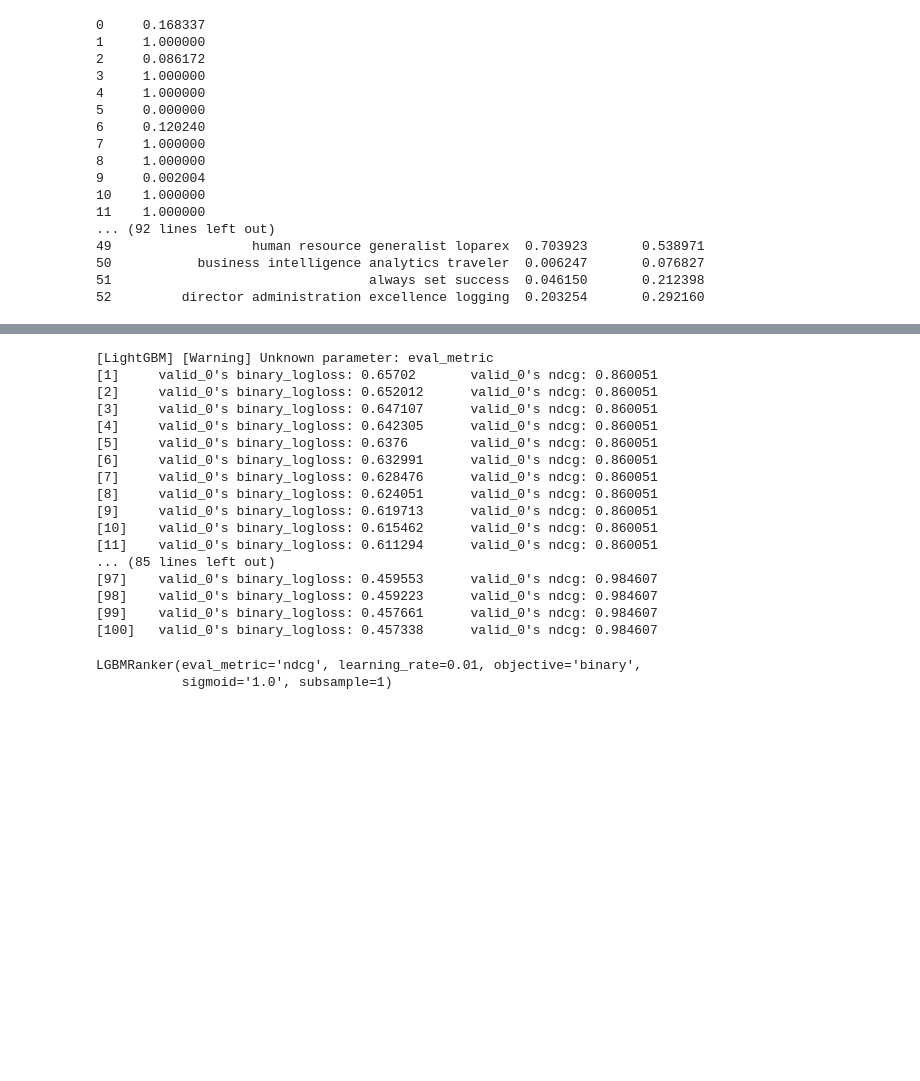
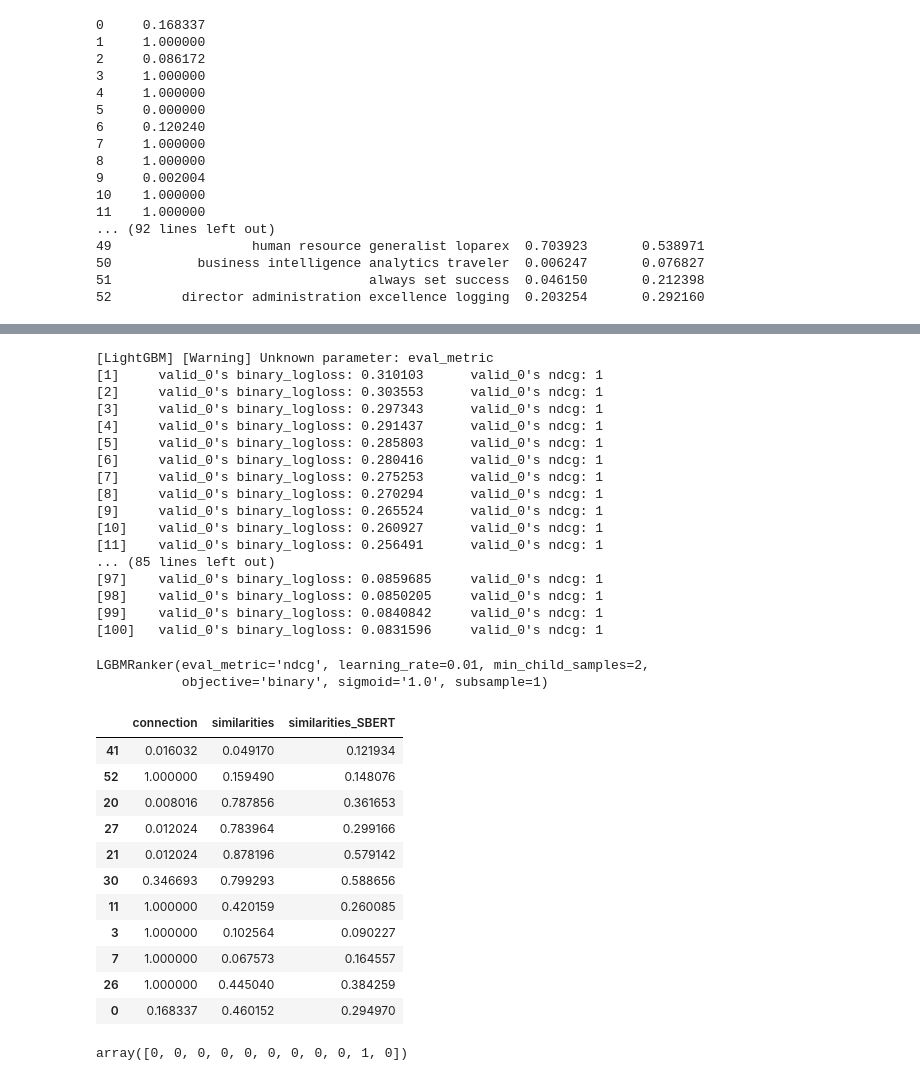
Before and after one commit to Mrcl3/O6EQTwpkNwvulbOa, a Jupyter notebook: talent_search_with_embeddings.ipynb, the cells around one changed output, grey strips where cells are left out. Saved outputs shown, nothing was run; the diff lists cells and outputs as text; code cells hidden in the pictures; blank space fills up the shorter version.

```diff
--- a/talent_search_with_embeddings.ipynb
+++ b/talent_search_with_embeddings.ipynb
@@ -579,7 +579,7 @@ df_SBERT.head(5)
 | 15 | 67 | human resource staffing recruitin... | Jackson, Mississippi Area | 1.000000 | NaN | 0.425144 | 0.541803 | 0.847956 | 0.879553 | 0.872207 | ... |
 | 26 | 78 | human resource generalist schwan | Amerika Birleşik Devletleri | 1.000000 | NaN | 0.445040 | 0.567157 | 0.896878 | 0.887943 | 0.914429 | ... |
 # %%
-X = df_SBERT.drop(['id', 'job_title', 'location', 'fit', 'similarities', 'ranking', 'aspiring', 'human', 'resource', 'avarage', 'ranking_BERT', 'ranking_SBERT','ranking_SBERT_binary'], axis=1)
+X = df_SBERT.drop(['id', 'job_title', 'location', 'fit', 'ranking', 'aspiring', 'human', 'resource', 'avarage', 'ranking_BERT', 'ranking_SBERT','ranking_SBERT_binary'], axis=1)
 Y = df_SBERT['ranking_SBERT_binary']
 # %%
 #X = df_SBERT.drop(['id', 'job_title', 'location', 'fit', 'similarities', 'ranking', 'aspiring', 'human', 'resource', 'avarage', 'ranking_BERT', 'ranking_SBERT'], axis=1)
@@ -601,4 +597,8 @@ X_train, X_test, y_train, y_test, qid_train, qid_test = train_test_split(array,
 # %%
+import lightgbm as lgb
+from sklearn.metrics import ndcg_score
+from sklearn.model_selection import train_test_split
+
 # Step 2: Split the data into training and validation sets
 X_train, X_val, y_train, y_val = train_test_split(X, Y, test_size=0.2, random_state=21, stratify=Y)
 
@@ -607,7 +607,7 @@ def ndcg(y_true, y_pred):
     return 'ndcg', ndcg_score([y_true], [y_pred]), True
 
 lambdarank_model = lgb.LGBMRanker(boosting_type='gbdt', num_leaves=31, learning_rate=0.01,
-                                 n_estimators=100, min_child_samples=20,
+                                 n_estimators=100, min_child_samples=2,
                                  subsample=1, colsample_bytree=1.0,
                                  eval_metric='ndcg', objective='binary', sigmoid = '1.0')
 query_train = [X_train.shape[0]]
@@ -616,28 +616,47 @@ query_val = [X_val.shape[0]]
 lambdarank_model.fit(X_train, y_train, group=query_train, eval_set=[(X_val, y_val)], eval_group=[query_val], eval_metric=ndcg)
 # %% [output]
 [LightGBM] [Warning] Unknown parameter: eval_metric
-[1]     valid_0's binary_logloss: 0.65702       valid_0's ndcg: 0.860051
-[2]     valid_0's binary_logloss: 0.652012      valid_0's ndcg: 0.860051
-[3]     valid_0's binary_logloss: 0.647107      valid_0's ndcg: 0.860051
-[4]     valid_0's binary_logloss: 0.642305      valid_0's ndcg: 0.860051
-[5]     valid_0's binary_logloss: 0.6376        valid_0's ndcg: 0.860051
-[6]     valid_0's binary_logloss: 0.632991      valid_0's ndcg: 0.860051
-[7]     valid_0's binary_logloss: 0.628476      valid_0's ndcg: 0.860051
-[8]     valid_0's binary_logloss: 0.624051      valid_0's ndcg: 0.860051
-[9]     valid_0's binary_logloss: 0.619713      valid_0's ndcg: 0.860051
-[10]    valid_0's binary_logloss: 0.615462      valid_0's ndcg: 0.860051
-[11]    valid_0's binary_logloss: 0.611294      valid_0's ndcg: 0.860051
+[1]     valid_0's binary_logloss: 0.310103      valid_0's ndcg: 1
+[2]     valid_0's binary_logloss: 0.303553      valid_0's ndcg: 1
+[3]     valid_0's binary_logloss: 0.297343      valid_0's ndcg: 1
+[4]     valid_0's binary_logloss: 0.291437      valid_0's ndcg: 1
+[5]     valid_0's binary_logloss: 0.285803      valid_0's ndcg: 1
+[6]     valid_0's binary_logloss: 0.280416      valid_0's ndcg: 1
+[7]     valid_0's binary_logloss: 0.275253      valid_0's ndcg: 1
+[8]     valid_0's binary_logloss: 0.270294      valid_0's ndcg: 1
+[9]     valid_0's binary_logloss: 0.265524      valid_0's ndcg: 1
+[10]    valid_0's binary_logloss: 0.260927      valid_0's ndcg: 1
+[11]    valid_0's binary_logloss: 0.256491      valid_0's ndcg: 1
 ... (85 lines left out)
-[97]    valid_0's binary_logloss: 0.459553      valid_0's ndcg: 0.984607
-[98]    valid_0's binary_logloss: 0.459223      valid_0's ndcg: 0.984607
-[99]    valid_0's binary_logloss: 0.457661      valid_0's ndcg: 0.984607
-[100]   valid_0's binary_logloss: 0.457338      valid_0's ndcg: 0.984607
+[97]    valid_0's binary_logloss: 0.0859685     valid_0's ndcg: 1
+[98]    valid_0's binary_logloss: 0.0850205     valid_0's ndcg: 1
+[99]    valid_0's binary_logloss: 0.0840842     valid_0's ndcg: 1
+[100]   valid_0's binary_logloss: 0.0831596     valid_0's ndcg: 1
-LGBMRanker(eval_metric='ndcg', learning_rate=0.01, objective='binary',
-           sigmoid='1.0', subsample=1)
+LGBMRanker(eval_metric='ndcg', learning_rate=0.01, min_child_samples=2,
+           objective='binary', sigmoid='1.0', subsample=1)
 # %%
 # Step 5: Obtain binary predictions
 y_pred_train = (lambdarank_model.predict(X_train) >= 0.5).astype(int)
 y_pred_val = (lambdarank_model.predict(X_val) >= 0.5).astype(int)
+# %%
+X_val
+# %% [output]
+|  | connection | similarities | similarities_SBERT |
+| 41 | 0.016032 | 0.049170 | 0.121934 |
+| 52 | 1.000000 | 0.159490 | 0.148076 |
+| 20 | 0.008016 | 0.787856 | 0.361653 |
+| 27 | 0.012024 | 0.783964 | 0.299166 |
+| 21 | 0.012024 | 0.878196 | 0.579142 |
+| 30 | 0.346693 | 0.799293 | 0.588656 |
+| 11 | 1.000000 | 0.420159 | 0.260085 |
+| 3 | 1.000000 | 0.102564 | 0.090227 |
+| 7 | 1.000000 | 0.067573 | 0.164557 |
+| 26 | 1.000000 | 0.445040 | 0.384259 |
+| 0 | 0.168337 | 0.460152 | 0.294970 |
+# %%
+y_pred_val
+# %% [output]
+array([0, 0, 0, 0, 0, 0, 0, 0, 0, 1, 0])
 # %%
 y_pred_train_df = pd.DataFrame(y_pred_train)
 y_pred_train_df.value_counts()
```
Also changed, not shown: parts of 5 cells of this notebook.
